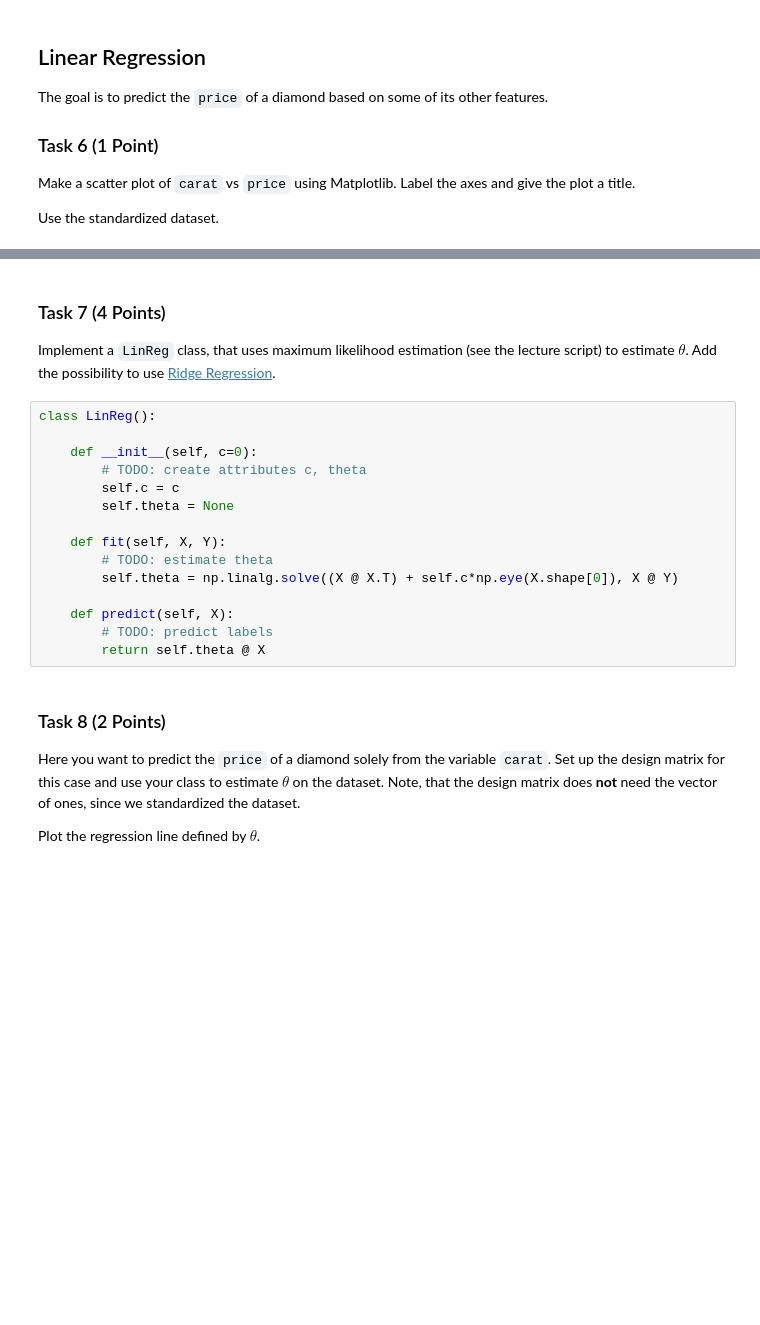
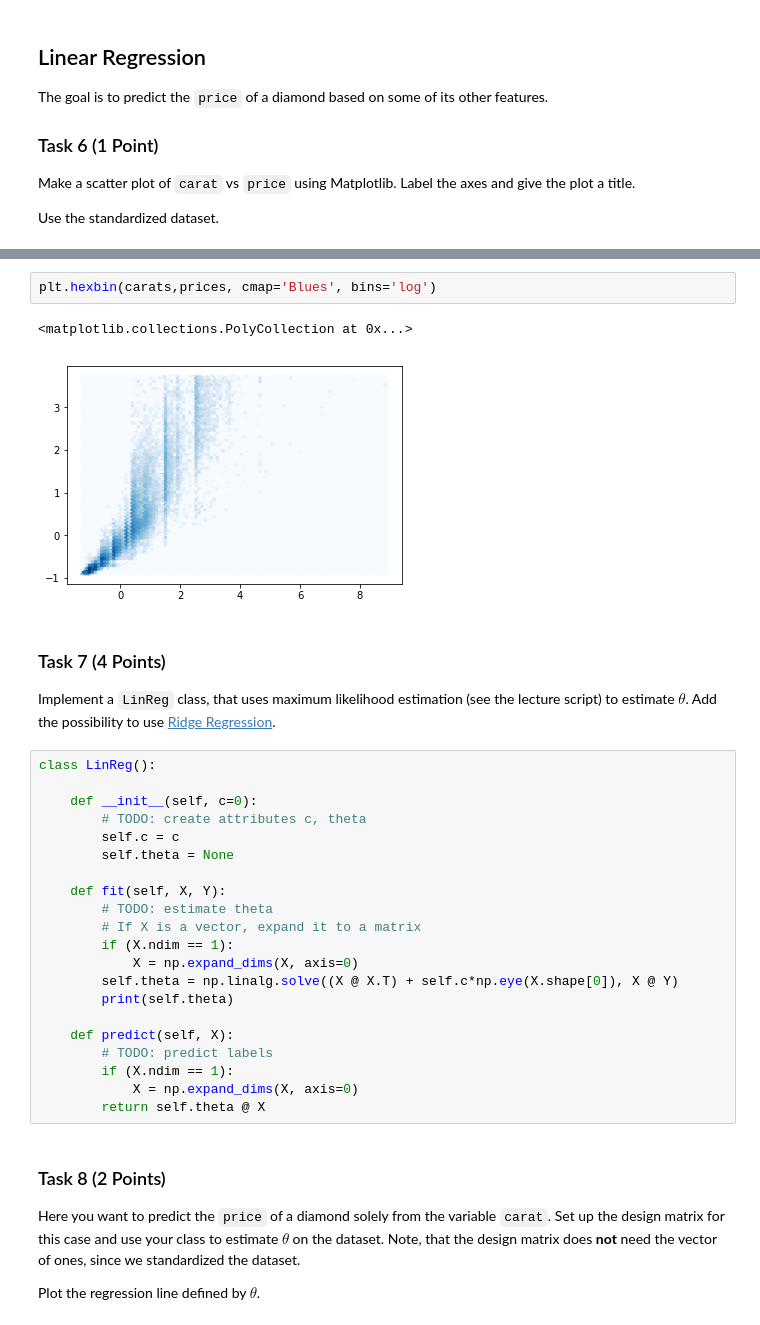
Before and after one commit to matthiasware/AGDML, a Jupyter notebook: exercise_1/solution.ipynb, the cells around one changed output, grey strips where cells are left out. Cells and saved outputs as stored; diff of their text form; blank space fills up the shorter version.

```diff
--- a/exercise_1/solution.ipynb
+++ b/exercise_1/solution.ipynb
@@ -223,3 +240,8 @@ Text(0.5, 1.0, 'Carat vs. Price')
+# %%
+plt.hexbin(carats,prices, cmap='Blues', bins='log')
+# %% [output]
+<matplotlib.collections.PolyCollection at 0x...>
+[figure, added]
 # %% [markdown]
 ### Task 7 (4 Points)
 
@@ -234,10 +256,16 @@ class LinReg():
 
     def fit(self, X, Y):
         # TODO: estimate theta
+        # If X is a vector, expand it to a matrix
+        if (X.ndim == 1):
+            X = np.expand_dims(X, axis=0)
         self.theta = np.linalg.solve((X @ X.T) + self.c*np.eye(X.shape[0]), X @ Y)
+        print(self.theta)
 
     def predict(self, X):
         # TODO: predict labels
+        if (X.ndim == 1):
+            X = np.expand_dims(X, axis=0)
         return self.theta @ X
 # %% [markdown]
 ### Task 8 (2 Points)
```
Also changed, not shown: parts of 25 cells of this notebook.
